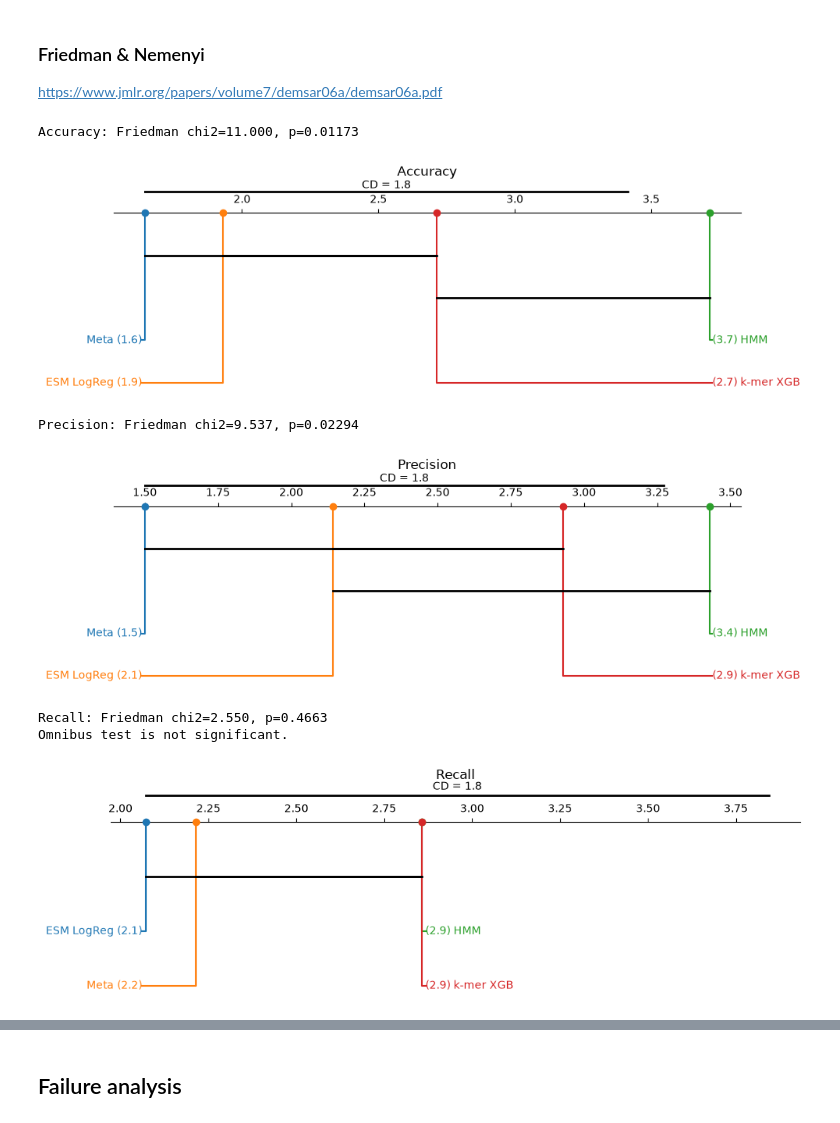
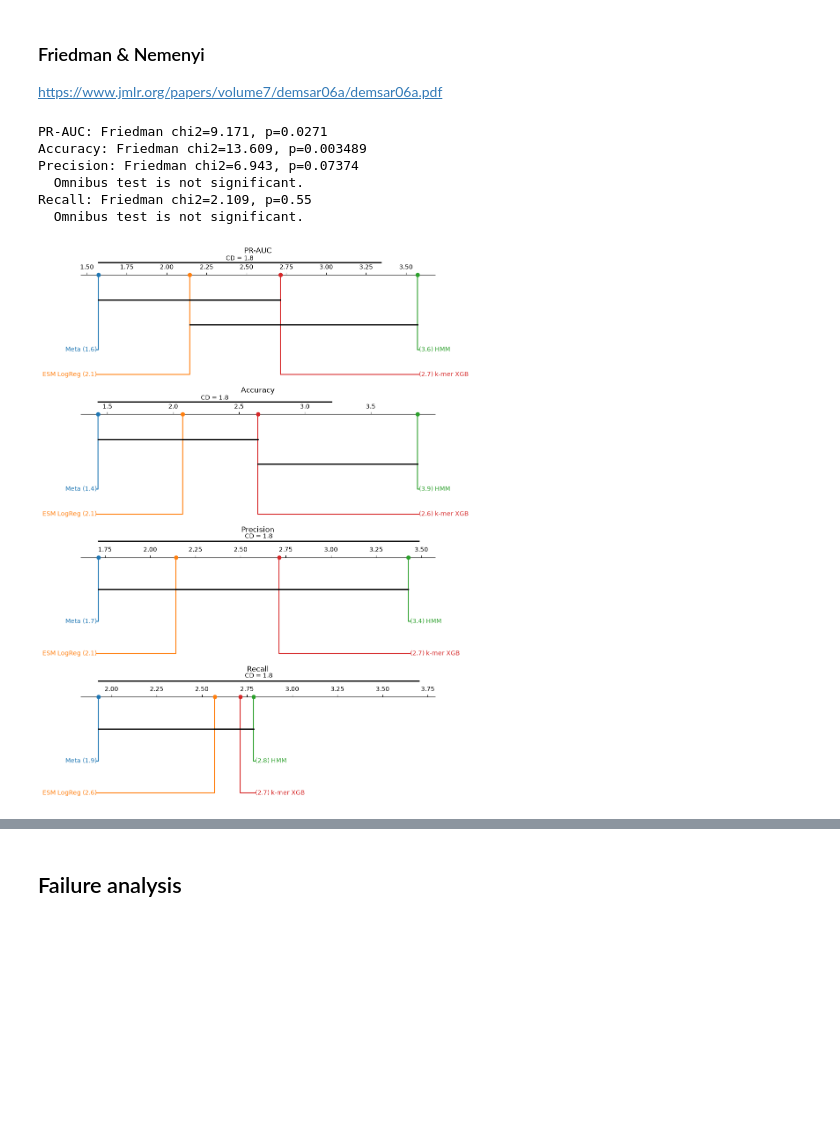
Before and after one commit to Kirk-KD/LRK10L-ML, a Jupyter notebook: notebooks/main.ipynb, the cells around one changed output, grey strips where cells are left out. Saved outputs shown, nothing was run; the diff lists cells and outputs as text; code cells hidden in the pictures; blank space fills up the shorter version.

```diff
--- a/notebooks/main.ipynb
+++ b/notebooks/main.ipynb
@@ -1148,12 +1204,16 @@ logreg_evaluator = LogRegEvaluator(
     X=X_deduped_esm,
     y=y_deduped,
     groups=groups_deduped,
-    threshold=0.85,
+    auto_threshold=True,
     X_full=X_esm,
     y_full=y,
     groups_full=groups,
     run_pu=RUN_PU,
 ).fit()
 
-logreg_evaluator.results_df[['species', 'val_pr_auc', 'val_precision', 'val_recall', 'n_pos', 'found', 'false_positives']]
+logreg_evaluator.results_df[[
+    'species', 'validation_species', 'threshold', 'val_f1_at_threshold',
+    'test_pr_auc', 'test_precision', 'test_recall', 'n_pos', 'found',
+    'false_positives'
+]]
 # %% [output]
@@ -1362,8 +1326,12 @@ meta_evaluator = MetaEvaluator(
     X=X_meta,
     y=y_meta,
     groups=groups_meta,
-    threshold=0.95,
+    auto_threshold=True,
 )
 meta_evaluator.fit()
-meta_evaluator.results_df
+meta_evaluator.results_df[[
+    'species', 'validation_species', 'threshold', 'val_f1_at_threshold',
+    'test_pr_auc', 'test_precision', 'test_recall', 'n_pos', 'found',
+    'false_positives'
+]]
 # %% [output]
@@ -1483,36 +1444,59 @@ METHODS = list(models.keys()) + ['HMM']
 def _species_key(name):
     return str(name).split('_')[0]
 
+def _test_metric(evaluator, species, result, metric):
+    if metric in result:
+        return result[metric]
+    values = evaluator.fold_preds[species]
+    y_true = values['y_true']
+    preds = values['preds']
+    hard = preds >= result.get('threshold', 0.5)
+    if metric == 'test_pr_auc':
+        return average_precision_score(y_true, preds)
+    if metric == 'test_precision':
+        return precision_score(y_true, hard, zero_division=0)
+    if metric == 'test_recall':
+        return recall_score(y_true, hard, zero_division=0)
+    if metric == 'test_accuracy':
+        return accuracy_score(y_true, hard)
+    raise KeyError(metric)
+
 fold_species = [_species_key(name) for name in models[METHODS[0]].fold_results.keys()]
 hmm_species = hmm_fold_results['species'].astype(str).tolist()
 if set(fold_species) != set(hmm_species):
-    raise ValueError(f"Fold mismatch between ML models and HMM baseline: {fold_species} vs {hmm_species}")
+    raise ValueError(f'Fold mismatch between ML models and HMM baseline: {fold_species} vs {hmm_species}')
 
 metric_columns = {
-    'Accuracy': 'val_accuracy',
-    'Precision': 'val_precision',
-    'Recall': 'val_recall',
+    'PR-AUC': ('test_pr_auc', 'test_pr_auc'),
+    'Accuracy': ('test_accuracy', 'accuracy'),
+    'Precision': ('test_precision', 'precision'),
+    'Recall': ('test_recall', 'recall'),
 }
 scores_by_metric = {}
-for metric_name, result_key in metric_columns.items():
+for metric_name, (result_key, hmm_key) in metric_columns.items():
     score_frame = pd.DataFrame({
         method: {
-            _species_key(species): float(result[result_key])
+            _species_key(species): float(_test_metric(evaluator, species, result, result_key))
             for species, result in evaluator.fold_results.items()
         }
         for method, evaluator in models.items()
     })
-    hmm_values = hmm_fold_results.set_index('species')[metric_name.lower()].astype(float)
+    hmm_values = hmm_fold_results.set_index('species')[hmm_key].astype(float)
     score_frame['HMM'] = hmm_values.reindex(score_frame.index)
     score_frame = score_frame.reindex(columns=METHODS)
     if score_frame.isna().any().any():
-        raise ValueError(f"Missing {metric_name} scores after fold alignment")
+        raise ValueError(f'Missing {metric_name} scores after fold alignment')
     scores_by_metric[metric_name] = score_frame
 
 friedman_summary = []
 nemenyi_results = {}
 cd_values = {}
-for metric_name, score_frame in scores_by_metric.items():
+
+fig, axes = plt.subplots(len(scores_by_metric), 1, figsize=(10, 3.2 * len(scores_by_metric)))
+if len(scores_by_metric) == 1:
+    axes = [axes]
+
+for ax, (metric_name, score_frame) in zip(axes, scores_by_metric.items()):
     statistic, p_value = friedmanchisquare(*[score_frame[method] for method in METHODS])
     ranks = score_frame.rank(axis=1, ascending=False, method='average')
     rank_means = ranks.mean(axis=0)
@@ -1523,43 +1507,43 @@ for metric_name, score_frame in scores_by_metric.items():
         n_methods * (n_methods + 1) / (6 * n_blocks)
     )
     friedman_summary.append({
         'metric': metric_name,
         'n_folds': n_blocks,
         'chi2': statistic,
         'p_value': p_value,
         'significant_at_0.05': p_value < ALPHA,
         'best_average_rank': rank_means.idxmin(),
     })
     cd_values[metric_name] = cd
     nemenyi_results[metric_name] = nemenyi_pvalues if p_value < ALPHA else None
     if p_value < ALPHA:
         print(f'{metric_name}: Friedman chi2={statistic:.3f}, p={p_value:.4g}')
     else:
         print(f'{metric_name}: Friedman chi2={statistic:.3f}, p={p_value:.4g}')
-        print('Omnibus test is not significant.')
+        print('  Omnibus test is not significant.')
 
-    fig, ax = plt.subplots(figsize=(10, 3.2))
     sp.critical_difference_diagram(
         rank_means,
         nemenyi_pvalues,
         cd=cd,
         alpha=ALPHA,
         ax=ax,
         label_props={'fontsize': 10},
     )
     ax.set_title(metric_name)
-    plt.tight_layout()
-    plt.show()
+
+plt.tight_layout()
+plt.show()
 
 friedman_summary_df = pd.DataFrame(friedman_summary).set_index('metric')
 display(friedman_summary_df.round(4))
 # %% [output]
-Accuracy: Friedman chi2=11.000, p=0.01173
+PR-AUC: Friedman chi2=9.171, p=0.0271
+Accuracy: Friedman chi2=13.609, p=0.003489
+Precision: Friedman chi2=6.943, p=0.07374
+  Omnibus test is not significant.
+Recall: Friedman chi2=2.109, p=0.55
+  Omnibus test is not significant.
-[figure, old version]
+[figure, new version]
-Precision: Friedman chi2=9.537, p=0.02294
-[figure, removed]
-Recall: Friedman chi2=2.550, p=0.4663
-Omnibus test is not significant.
-[figure, removed]
 |  | n_folds | chi2 | p_value | significant_at_0.05 | best_average_rank |
 | metric |  |  |  |  |  |
```
Also changed, not shown: parts of 46 cells of this notebook, 1 other file.
